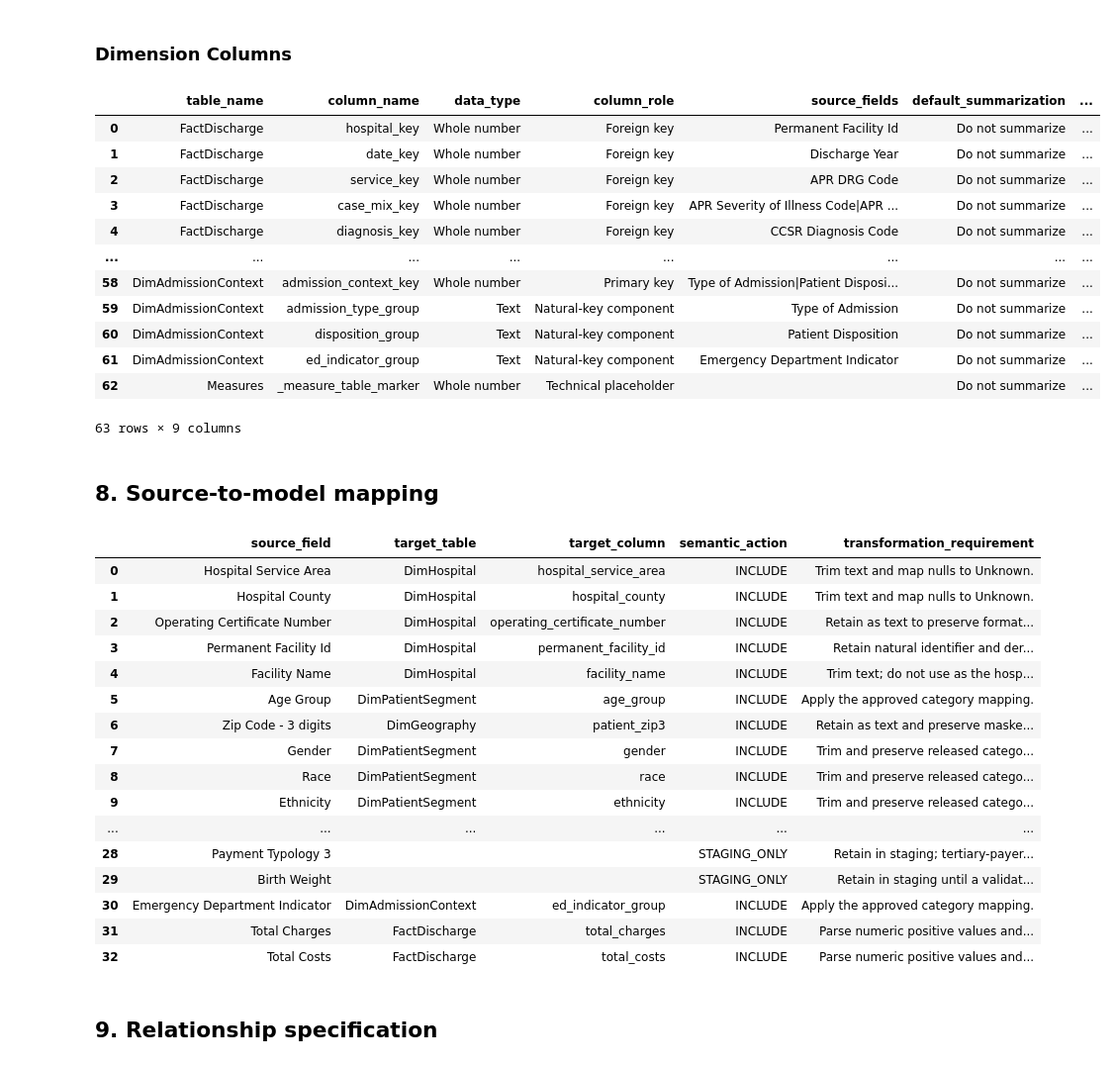
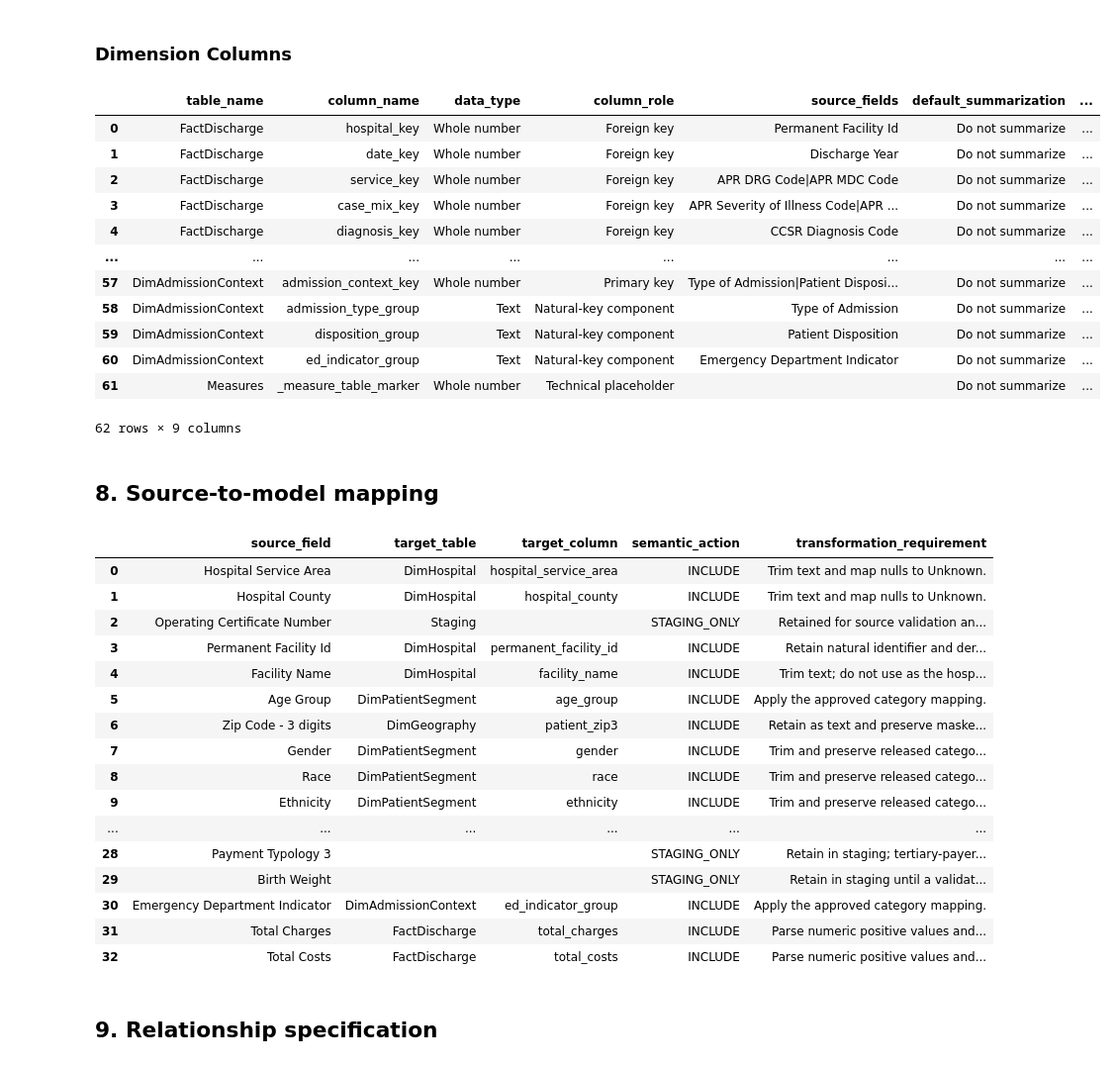
Before and after one commit to doyounghi/Healthcare-data-analysis, a Jupyter notebook: 04_hospital_operations_powerbi/notebooks/03_star_schema_design.ipynb, the cells around one changed output. Shown at 99% size. Drawn from its saved outputs; the diff is of its cells as text; code cells hidden in the pictures.

```diff
--- a/04_hospital_operations_powerbi/notebooks/03_star_schema_design.ipynb
+++ b/04_hospital_operations_powerbi/notebooks/03_star_schema_design.ipynb
@@ -721,8 +754,11 @@ fact_foreign_keys = [
     ),
     (
         "service_key",
-        "APR DRG Code",
-        "Resolves each discharge to DimService.",
+        "APR DRG Code|APR MDC Code",
+        (
+            "Resolves each discharge to DimService using the "
+            "APR-DRG and APR MDC composite natural key."
+        ),
     ),
     (
         "case_mix_key",
@@ -990,14 +1026,6 @@ dimension_columns = {
             "Permanent Facility Id",
             False,
             "Released permanent facility identifier.",
-        ),
-        (
-            "operating_certificate_number",
-            "Text",
-            "Attribute",
-            "Operating Certificate Number",
-            False,
-            "Released operating certificate number.",
         ),
         (
             "facility_name",
@@ -1055,17 +1083,20 @@ dimension_columns = {
             "service_key",
             "Whole number",
             "Primary key",
-            "APR DRG Code",
+            "APR DRG Code|APR MDC Code",
             True,
-            "Model-generated service surrogate key.",
+            (
+                "Model-generated service surrogate key derived from "
+                "the APR-DRG and APR MDC composite natural key."
+            ),
         ),
         (
             "apr_drg_code",
             "Text",
-            "Natural key",
+            "Natural key component",
             "APR DRG Code",
             False,
-            "APR-DRG code.",
+            "APR-DRG component of the DimService composite natural key.",
         ),
         (
             "apr_drg_description",
@@ -1078,10 +1109,12 @@ dimension_columns = {
         (
             "apr_mdc_code",
             "Text",
-            "Attribute",
+            "Natural key component",
             "APR MDC Code",
             False,
-            "APR major diagnostic category code.",
+            (
+                "APR MDC component of the DimService composite natural key."
+            ),
         ),
         (
             "apr_mdc_description",
@@ -1330,43 +1363,43 @@ for table_name, specifications in dimension_columns.items():
                 description=description,
             )
         )
 
 column_rows.append(
     define_column(
         table_name="Measures",
         column_name="_measure_table_marker",
         data_type="Whole number",
         column_role="Technical placeholder",
         source_fields="",
         default_summarization="Do not summarize",
         hidden_in_report=True,
         description=(
             "Placeholder column used only to host governed measures."
         ),
         status="SESSION_6",
     )
 )
 
 column_specification = pd.DataFrame(
     column_rows,
     columns=column_columns,
 )
 
 column_specification
 # %% [output]
 |  | table_name | column_name | data_type | column_role | source_fields | default_summarization | ... |
 | 0 | FactDischarge | hospital_key | Whole number | Foreign key | Permanent Facility Id | Do not summarize | ... |
 | 1 | FactDischarge | date_key | Whole number | Foreign key | Discharge Year | Do not summarize | ... |
-| 2 | FactDischarge | service_key | Whole number | Foreign key | APR DRG Code | Do not summarize | ... |
+| 2 | FactDischarge | service_key | Whole number | Foreign key | APR DRG Code|APR MDC Code | Do not summarize | ... |
 | 3 | FactDischarge | case_mix_key | Whole number | Foreign key | APR Severity of Illness Code|APR ... | Do not summarize | ... |
 | 4 | FactDischarge | diagnosis_key | Whole number | Foreign key | CCSR Diagnosis Code | Do not summarize | ... |
 | ... | ... | ... | ... | ... | ... | ... | ... |
-| 58 | DimAdmissionContext | admission_context_key | Whole number | Primary key | Type of Admission|Patient Disposi... | Do not summarize | ... |
-| 59 | DimAdmissionContext | admission_type_group | Text | Natural-key component | Type of Admission | Do not summarize | ... |
-| 60 | DimAdmissionContext | disposition_group | Text | Natural-key component | Patient Disposition | Do not summarize | ... |
-| 61 | DimAdmissionContext | ed_indicator_group | Text | Natural-key component | Emergency Department Indicator | Do not summarize | ... |
-| 62 | Measures | _measure_table_marker | Whole number | Technical placeholder |  | Do not summarize | ... |
+| 57 | DimAdmissionContext | admission_context_key | Whole number | Primary key | Type of Admission|Patient Disposi... | Do not summarize | ... |
+| 58 | DimAdmissionContext | admission_type_group | Text | Natural-key component | Type of Admission | Do not summarize | ... |
+| 59 | DimAdmissionContext | disposition_group | Text | Natural-key component | Patient Disposition | Do not summarize | ... |
+| 60 | DimAdmissionContext | ed_indicator_group | Text | Natural-key component | Emergency Department Indicator | Do not summarize | ... |
+| 61 | Measures | _measure_table_marker | Whole number | Technical placeholder |  | Do not summarize | ... |
-63 rows × 9 columns
+62 rows × 9 columns
 # %% [markdown]
 ## 8. Source-to-model mapping
 # %%
@@ -1387,10 +1420,15 @@ source_mapping_rows = [
     ),
     (
         "Operating Certificate Number",
-        "DimHospital",
-        "operating_certificate_number",
-        "INCLUDE",
-        "Retain as text to preserve formatting.",
+        "Staging",
+        "",
+        "STAGING_ONLY",
+        (
+            "Retained for source validation and lineage only. "
+            "Not promoted to DimHospital because one Permanent "
+            "Facility Id may have multiple operating certificate "
+            "numbers in the audited source."
+        ),
     ),
     (
         "Permanent Facility Id",
@@ -1502,7 +1540,10 @@ source_mapping_rows = [
         "DimService",
         "apr_drg_code",
         "INCLUDE",
-        "Retain as text and derive service_key.",
+        (
+            "Retain as text and combine with APR MDC Code "
+            "to derive service_key."
+        ),
     ),
     (
         "APR DRG Description",
@@ -1516,7 +1557,10 @@ source_mapping_rows = [
         "DimService",
         "apr_mdc_code",
         "INCLUDE",
-        "Retain as text.",
+        (
+            "Retain as text and combine with APR DRG Code "
+            "to derive service_key."
+        ),
     ),
     (
         "APR MDC Description",
@@ -1632,7 +1676,7 @@ source_to_model_mapping
 |  | source_field | target_table | target_column | semantic_action | transformation_requirement |
 | 0 | Hospital Service Area | DimHospital | hospital_service_area | INCLUDE | Trim text and map nulls to Unknown. |
 | 1 | Hospital County | DimHospital | hospital_county | INCLUDE | Trim text and map nulls to Unknown. |
-| 2 | Operating Certificate Number | DimHospital | operating_certificate_number | INCLUDE | Retain as text to preserve format... |
+| 2 | Operating Certificate Number | Staging |  | STAGING_ONLY | Retained for source validation an... |
 | 3 | Permanent Facility Id | DimHospital | permanent_facility_id | INCLUDE | Retain natural identifier and der... |
 | 4 | Facility Name | DimHospital | facility_name | INCLUDE | Trim text; do not use as the hosp... |
 | 5 | Age Group | DimPatientSegment | age_group | INCLUDE | Apply the approved category mapping. |
```
Also changed, not shown: parts of 7 cells of this notebook, 35 other files.
